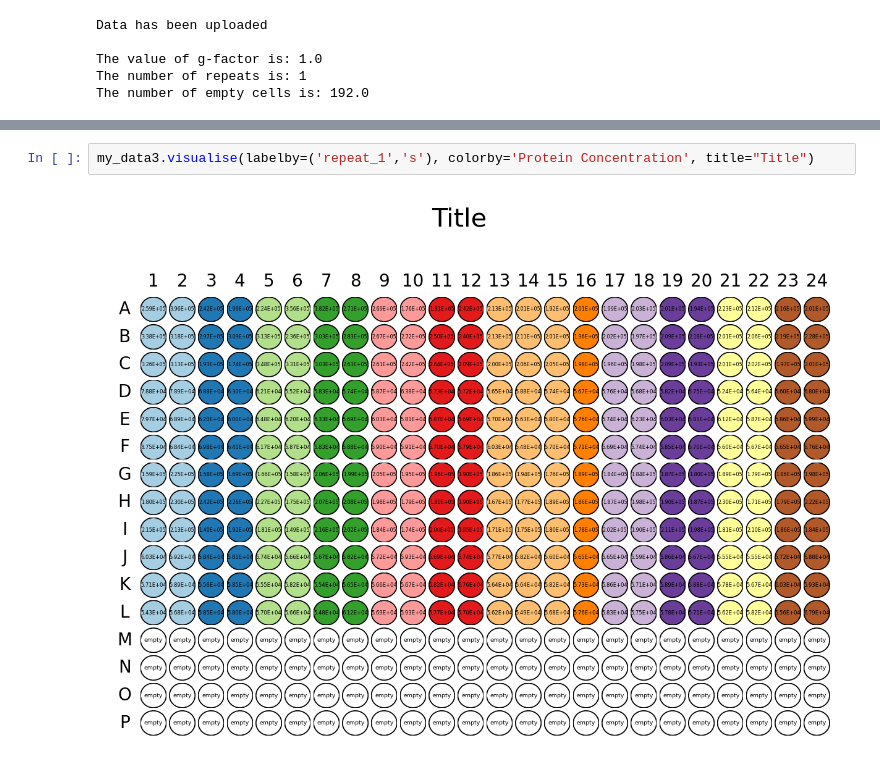
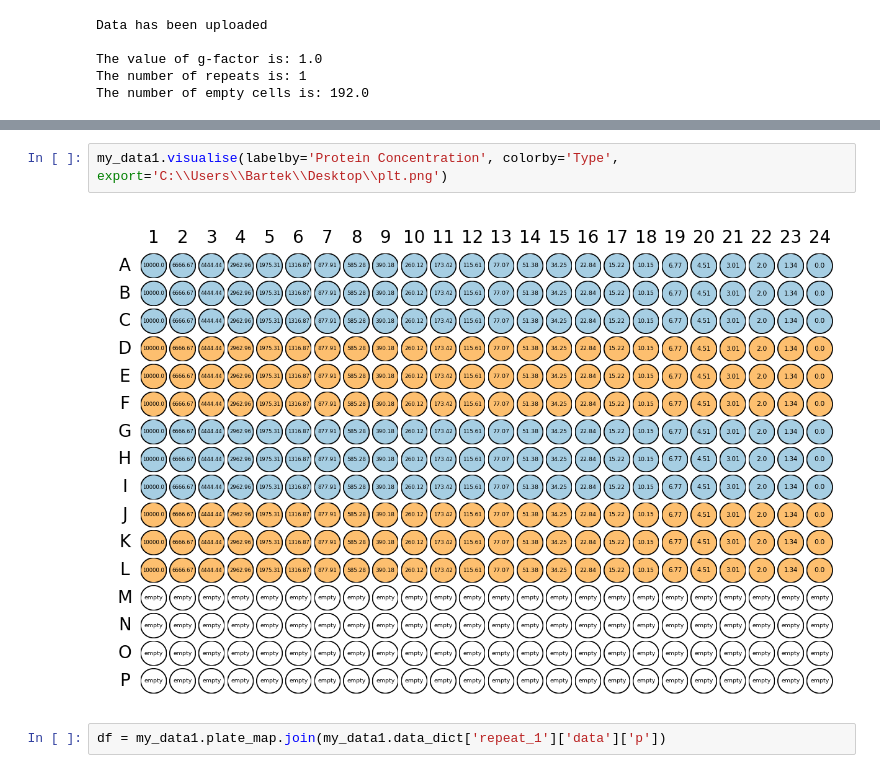
Before and after one commit to mariuszlas/Fluorescence-Anisotropy-Analysis-Development, a Jupyter notebook: fluorescenceanisotropy/fluores_anisotropy.ipynb, the cells around one changed output, grey strips where cells are left out. Drawn from its saved outputs; the diff is of its cells as text.

```diff
--- a/fluorescenceanisotropy/fluores_anisotropy.ipynb
+++ b/fluorescenceanisotropy/fluores_anisotropy.ipynb
@@ -428,4 +402,6 @@ The number of empty cells is: 192.0
-# %%
-my_data3.visualise(labelby=('repeat_1','s'), colorby='Protein Concentration', title="Title")
-# %% [output]
-[figure, removed]
+# %%
+my_data1.visualise(labelby='Protein Concentration', colorby='Type', export='C:\\Users\\Bartek\\Desktop\\plt.png')
+# %% [output]
+[figure, added]
+# %%
+df = my_data1.plate_map.join(my_data1.data_dict['repeat_1']['data']['p'])
```
Also changed, not shown: parts of 38 cells of this notebook.
